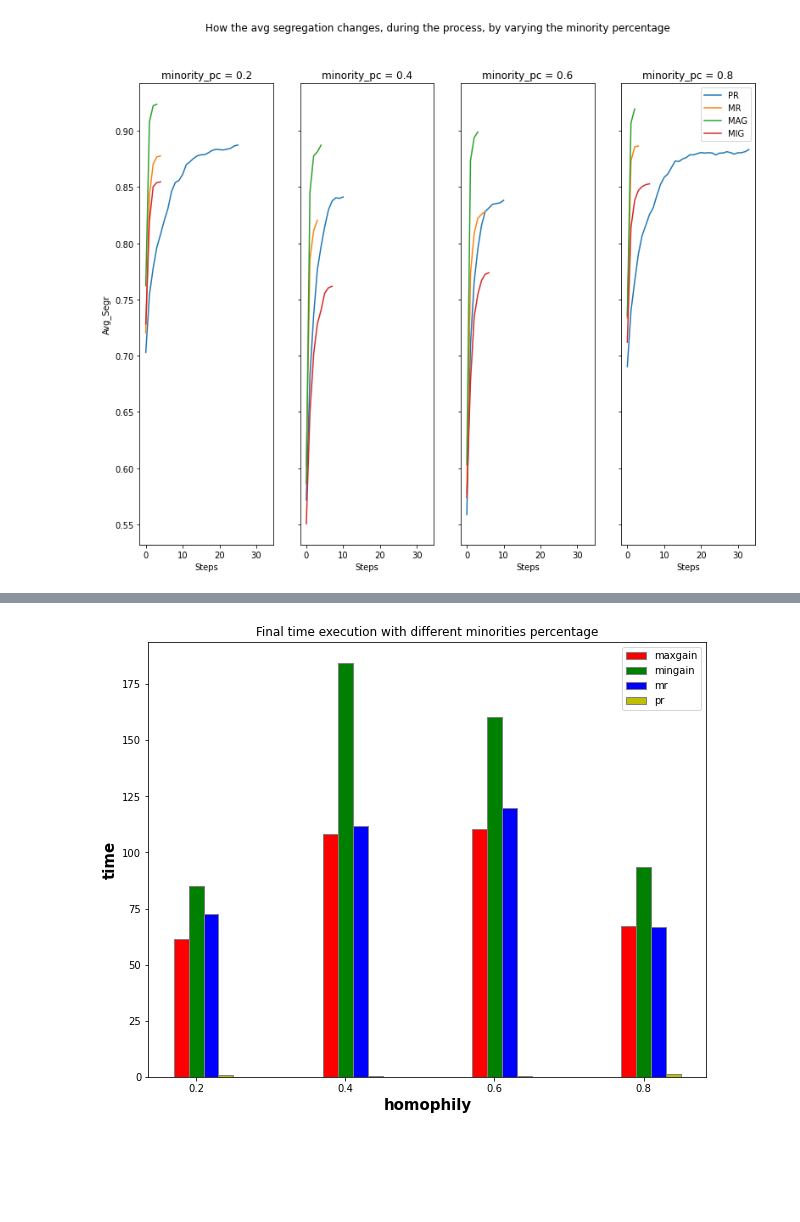
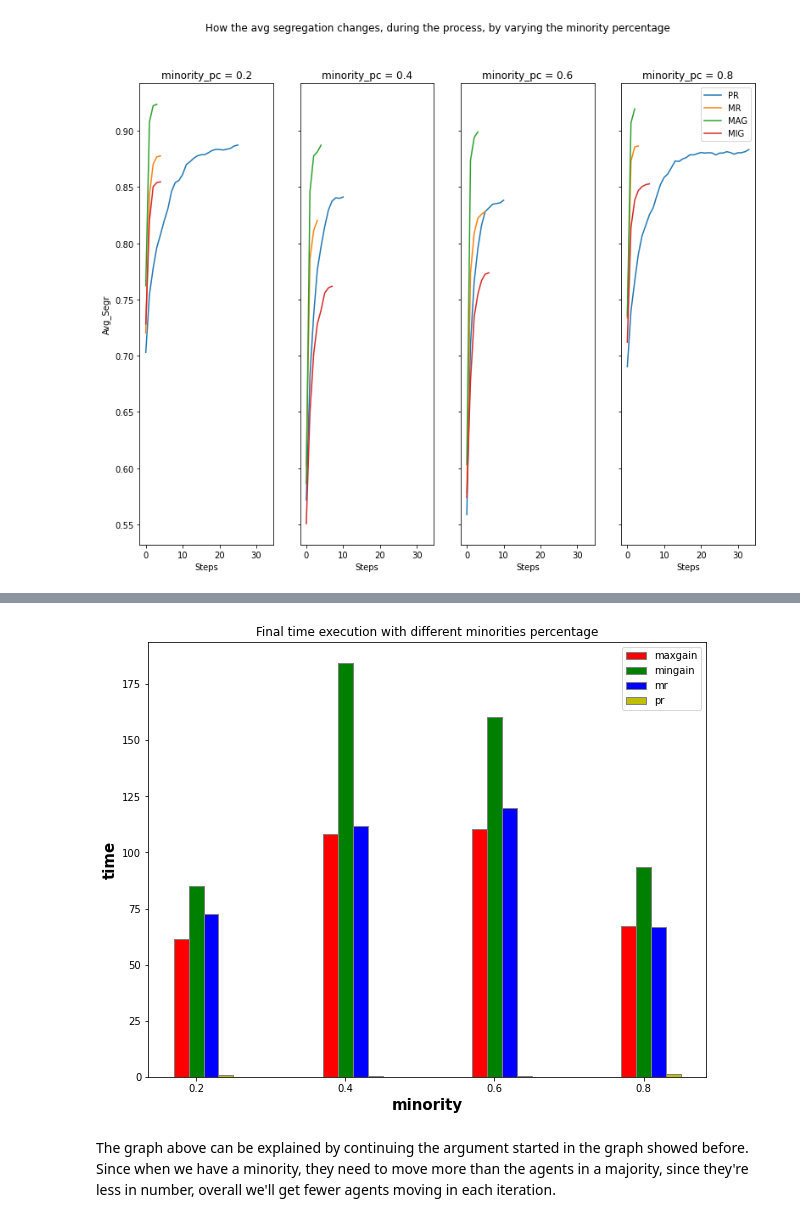
Before and after one commit to matteo-Donofrio-unipi/GEOSPA, a Jupyter notebook: schelling_model2.ipynb, the cells around one changed output, grey strips where cells are left out. Saved outputs shown, nothing was run; the diff lists cells and outputs as text; code cells hidden in the pictures; blank space fills up the shorter version.

```diff
--- a/schelling_model2.ipynb
+++ b/schelling_model2.ipynb
@@ -1212,32 +1227,35 @@ for minority_pc in minority_set:
     mR.append(r.loc[minority_pc].loc["mild_random"].values[0])
     pr.append(r.loc[minority_pc].loc["pure_random"].values[0])
 
 # Set position of bar on X axis
 br1 = np.arange(len(minority_set))
 br2 = [x + barWidth for x in br1]
 br3 = [x + barWidth for x in br2]
 br4 = [x + barWidth for x in br3]
 
 # Make the plot
 plt.bar(br1, max_gain, color ='r', width = barWidth,
 		edgecolor ='grey', label ='maxgain')
 plt.bar(br2, min_gain, color ='g', width = barWidth,
 		edgecolor ='grey', label ='mingain')
 plt.bar(br3, mR, color ='b', width = barWidth,
 		edgecolor ='grey', label ='mr')
 plt.bar(br4, pr, color ='y', width = barWidth,
 		edgecolor ='grey', label ='pr')
 
 
 # Adding Xticks
-plt.xlabel('homophily', fontweight ='bold', fontsize = 15)
+plt.xlabel('minority', fontweight ='bold', fontsize = 15)
 plt.ylabel('time', fontweight ='bold', fontsize = 15)
 plt.xticks([r + barWidth for r in range(len(br1))],
 		minority_set)
 
 
 plt.title("Final time execution with different minorities percentage")
 plt.legend()
 plt.show()
 # %% [output]
-[figure, old version]
+[figure, new version]
+# %% [markdown]
+The graph above can be explained by continuing the argument started in the graph showed before.
+Since when we have a minority, they need to move more than the agents in a majority, since they're less in number, overall we'll get fewer agents moving in each iteration.
```
Also changed, not shown: parts of 6 cells of this notebook.
